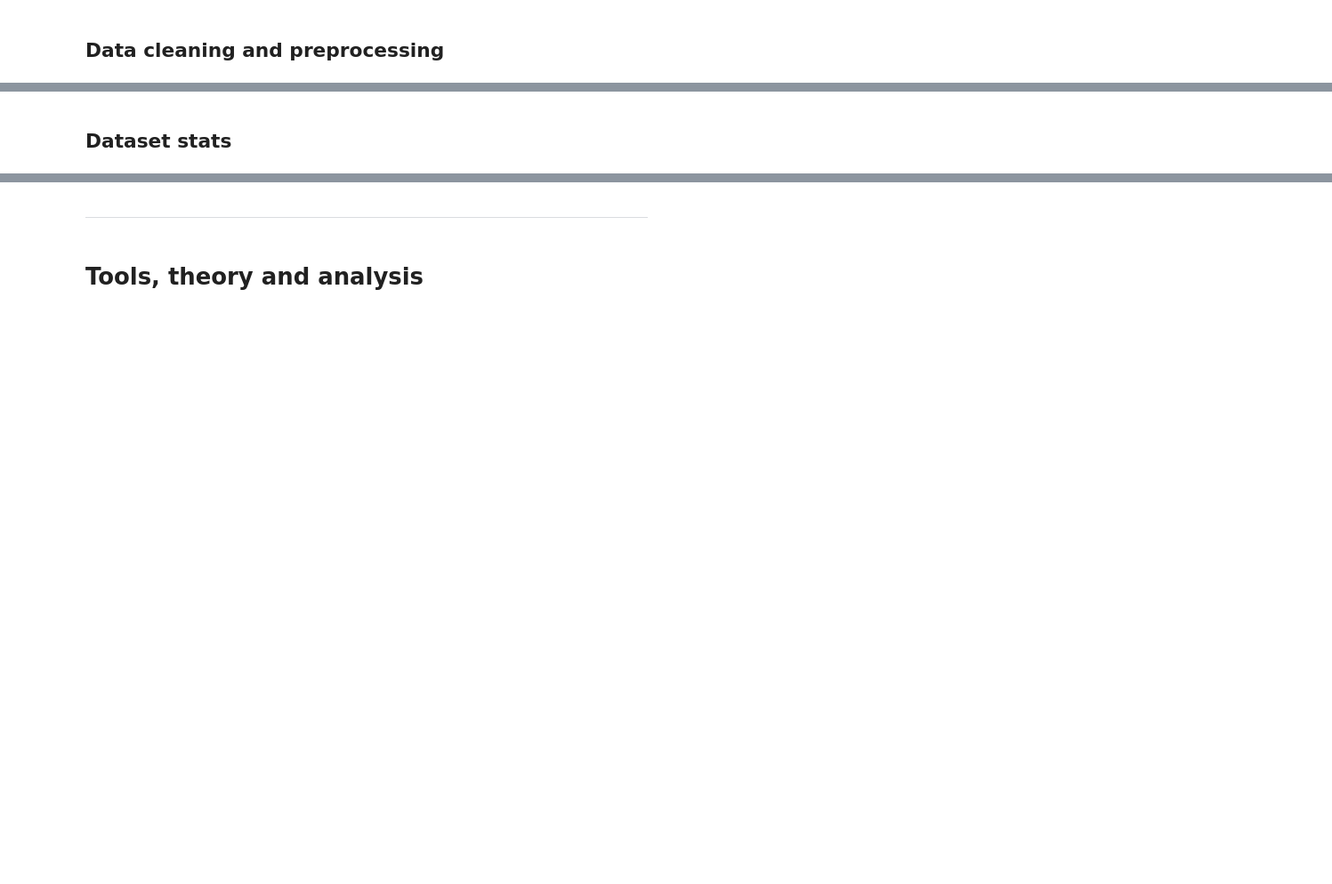
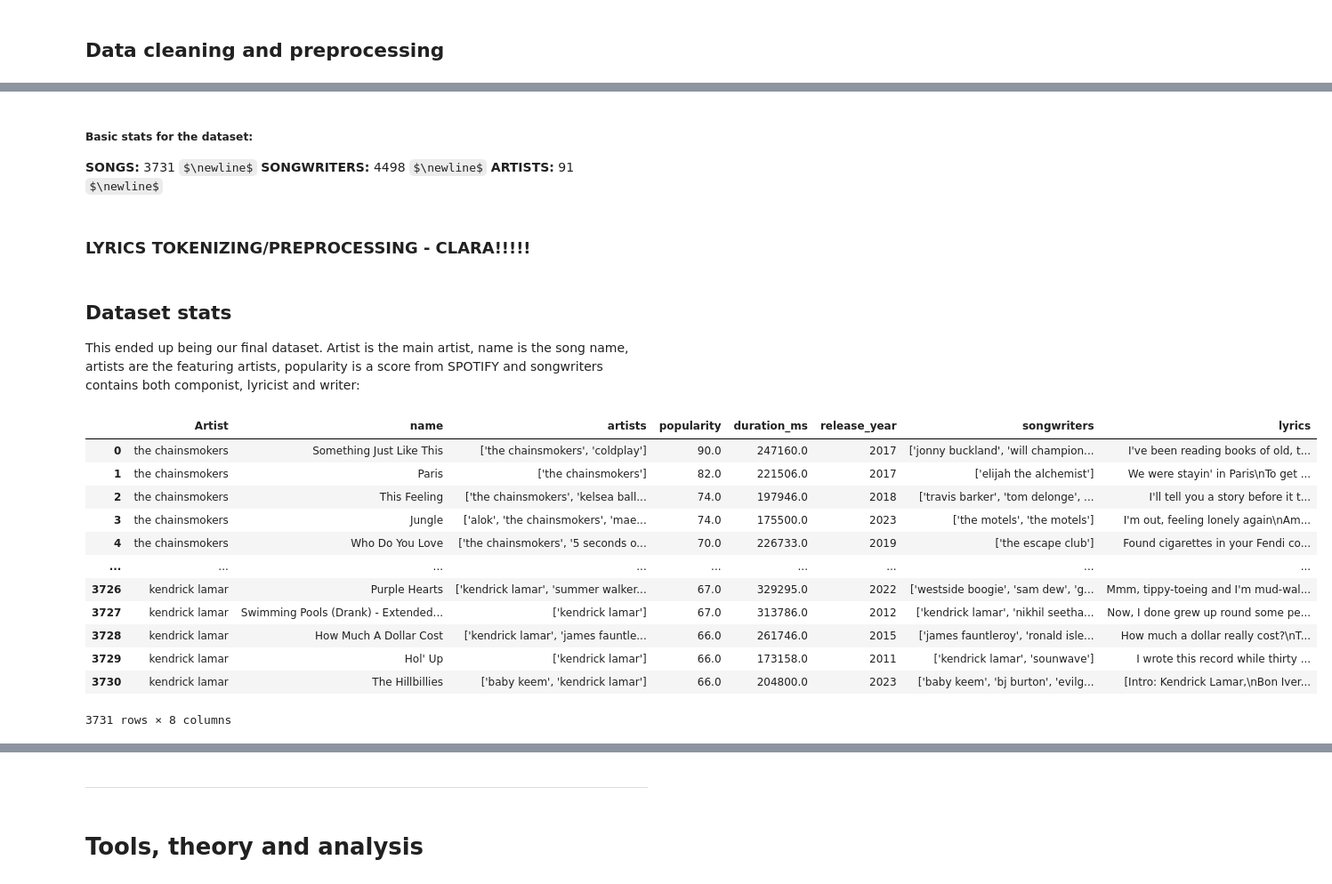
Before and after one commit to claralb2002/CSS-Final-Project, a Jupyter notebook: Explainer_notebook.ipynb, the cells around one changed output, grey strips where cells are left out. Shown at 89% size. Drawn from its saved outputs; the diff is of its cells as text; code cells hidden in the pictures; some formulas as TeX source; blank space fills up the shorter version.

Commit message:
Dataset creation and description

```diff
--- a/Explainer_notebook.ipynb
+++ b/Explainer_notebook.ipynb
@@ -23,2 +371,29 @@
+# %% [markdown]
+##### Basic stats for the dataset:
+
+**SONGS:** 3731 $\newline$
+**SONGWRITERS:** 4498 $\newline$
+**ARTISTS:** 91 $\newline$
+# %% [markdown]
+### LYRICS TOKENIZING/PREPROCESSING - CLARA!!!!!
 # %% [markdown]
 ## Dataset stats
+
+This ended up being our final dataset. Artist is the main artist, name is the song name, artists are the featuring artists, popularity is a score from SPOTIFY and songwriters contains both componist, lyricist and writer:
+# %%
+df = pd.read_csv("final_dataset.csv")
+df
+# %% [output]
+|  | Artist | name | artists | popularity | duration_ms | release_year | songwriters | lyrics |
+| 0 | the chainsmokers | Something Just Like This | ['the chainsmokers', 'coldplay'] | 90.0 | 247160.0 | 2017 | ['jonny buckland', 'will champion... | I've been reading books of old, t... |
+| 1 | the chainsmokers | Paris | ['the chainsmokers'] | 82.0 | 221506.0 | 2017 | ['elijah the alchemist'] | We were stayin' in Paris\nTo get ... |
+| 2 | the chainsmokers | This Feeling | ['the chainsmokers', 'kelsea ball... | 74.0 | 197946.0 | 2018 | ['travis barker', 'tom delonge', ... | I'll tell you a story before it t... |
+| 3 | the chainsmokers | Jungle | ['alok', 'the chainsmokers', 'mae... | 74.0 | 175500.0 | 2023 | ['the motels', 'the motels'] | I'm out, feeling lonely again\nAm... |
+| 4 | the chainsmokers | Who Do You Love | ['the chainsmokers', '5 seconds o... | 70.0 | 226733.0 | 2019 | ['the escape club'] | Found cigarettes in your Fendi co... |
+| ... | ... | ... | ... | ... | ... | ... | ... | ... |
+| 3726 | kendrick lamar | Purple Hearts | ['kendrick lamar', 'summer walker... | 67.0 | 329295.0 | 2022 | ['westside boogie', 'sam dew', 'g... | Mmm, tippy-toeing and I'm mud-wal... |
+| 3727 | kendrick lamar | Swimming Pools (Drank) - Extended... | ['kendrick lamar'] | 67.0 | 313786.0 | 2012 | ['kendrick lamar', 'nikhil seetha... | Now, I done grew up round some pe... |
+| 3728 | kendrick lamar | How Much A Dollar Cost | ['kendrick lamar', 'james fauntle... | 66.0 | 261746.0 | 2015 | ['james fauntleroy', 'ronald isle... | How much a dollar really cost?\nT... |
+| 3729 | kendrick lamar | Hol' Up | ['kendrick lamar'] | 66.0 | 173158.0 | 2011 | ['kendrick lamar', 'sounwave'] | I wrote this record while thirty ... |
+| 3730 | kendrick lamar | The Hillbillies | ['baby keem', 'kendrick lamar'] | 66.0 | 204800.0 | 2023 | ['baby keem', 'bj burton', 'evilg... | [Intro: Kendrick Lamar,\nBon Iver... |
+3731 rows × 8 columns
```
Also changed, not shown: parts of 30 cells of this notebook.
